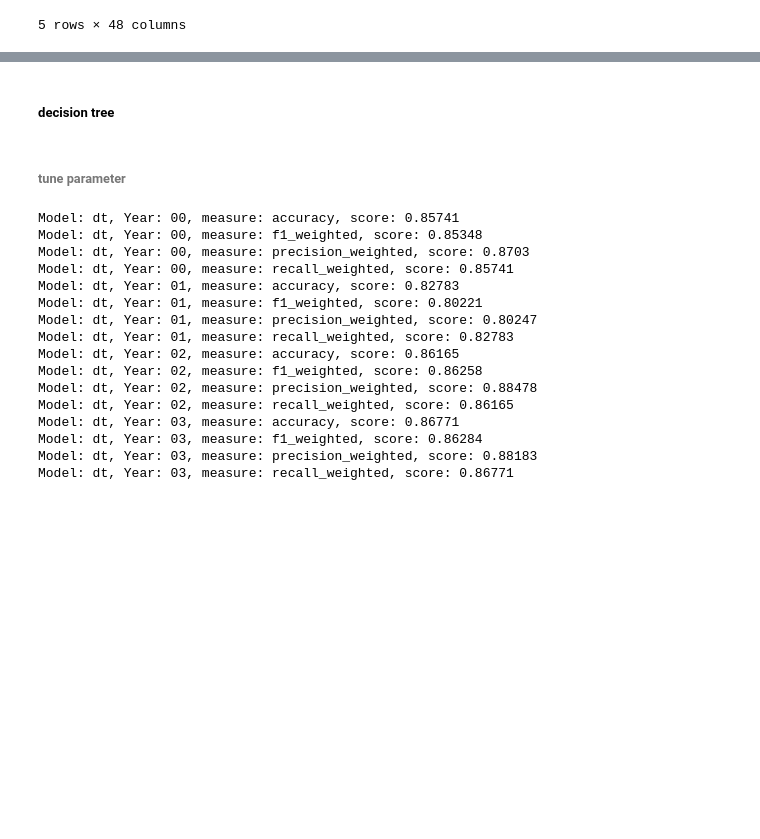
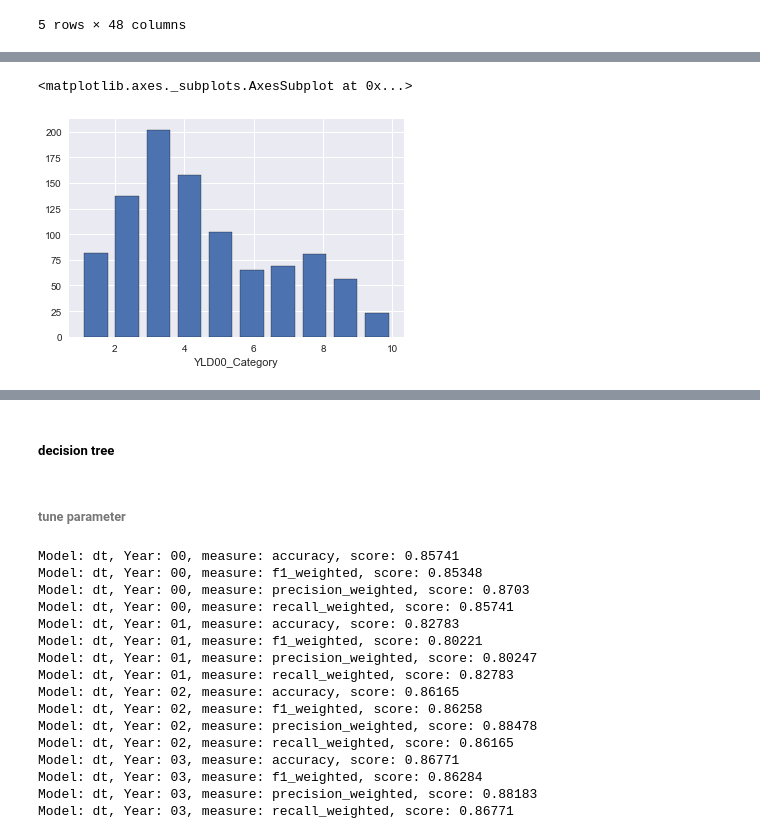
Before and after one commit to data-discovery-lab/cotton-prediction, a Jupyter notebook: cotton-prediction-baseline (MLP-SVM-Decision_tree-KNN).ipynb, the cells around one changed output, grey strips where cells are left out. Drawn from its saved outputs; the diff is of its cells as text; code cells hidden in the pictures; blank space fills up the shorter version.

```diff
--- a/cotton-prediction-baseline (MLP-SVM-Decision_tree-KNN).ipynb
+++ b/cotton-prediction-baseline (MLP-SVM-Decision_tree-KNN).ipynb
@@ -121,0 +176,6 @@ full03_y = full03.YLD03_Category
+# %%
+sns.set(color_codes=True)
+sns.distplot(full00_X['YLD00_Category'], kde=False, bins=10, hist_kws={"rwidth":0.75,'edgecolor':'black', 'alpha':1.0})
+# %% [output]
+<matplotlib.axes._subplots.AxesSubplot at 0x...>
+[figure, added]
```
Also changed, not shown: parts of 7 cells of this notebook, 8 other files.
